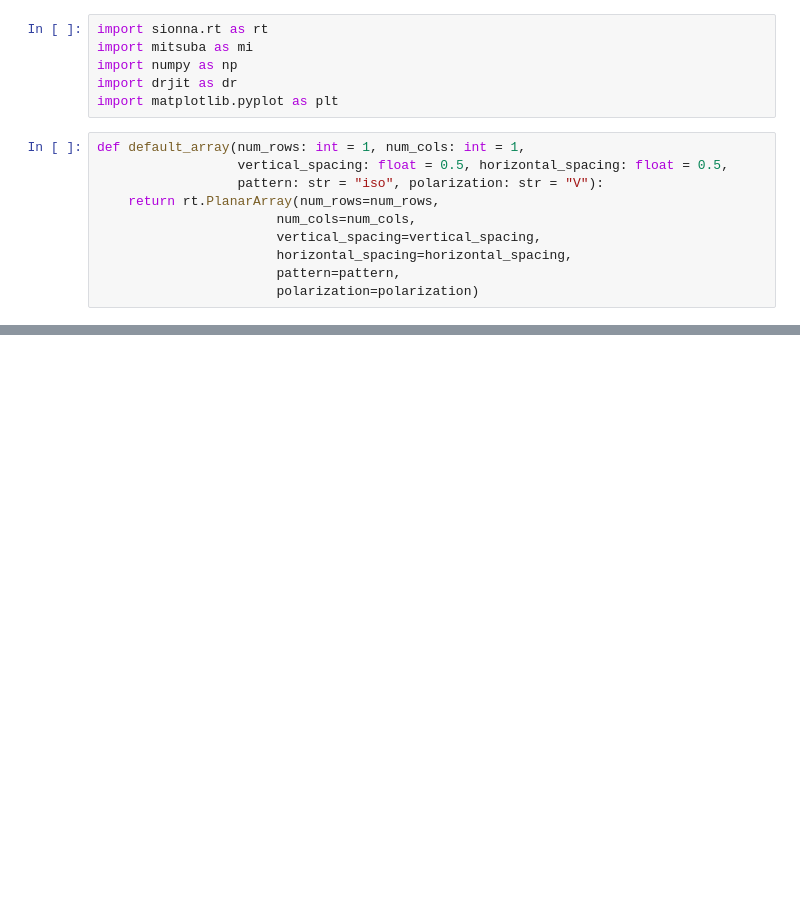
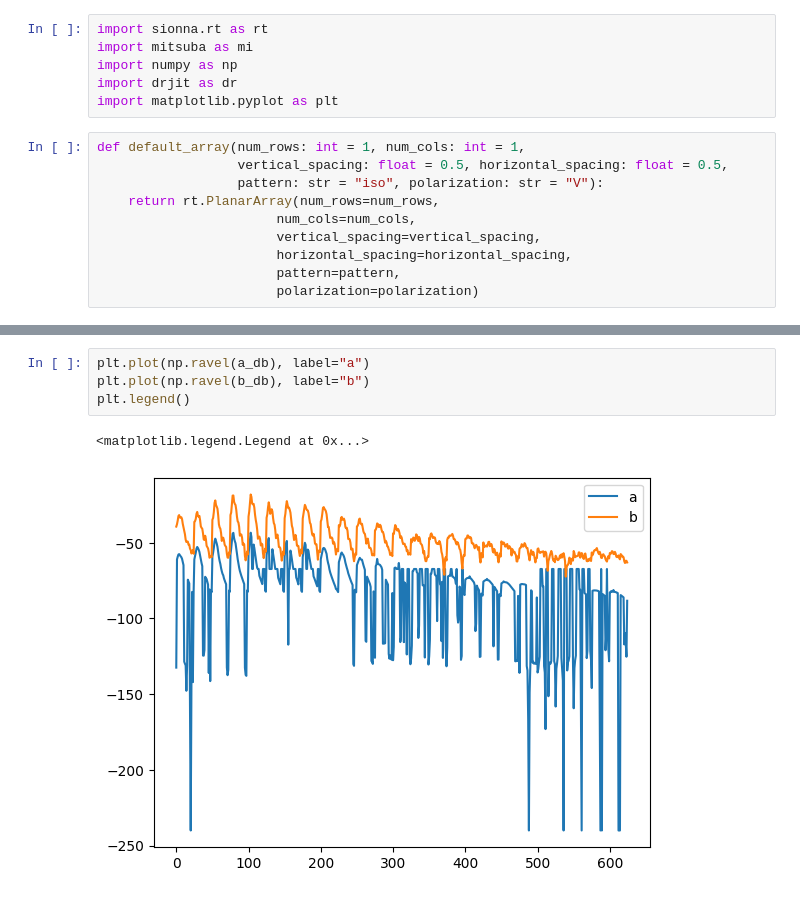
Before and after one commit to Jklein64/sionna-rt, a Jupyter notebook: debug/debug_dem.ipynb, the cells around one changed output, grey strips where cells are left out. Drawn from its saved outputs; the diff is of its cells as text; blank space fills up the shorter version.

```diff
--- a/debug/debug_dem.ipynb
+++ b/debug/debug_dem.ipynb
@@ -95,0 +201,7 @@ Text(0.5, 1.0, 'norm')
+# %%
+plt.plot(np.ravel(a_db), label="a")
+plt.plot(np.ravel(b_db), label="b")
+plt.legend()
+# %% [output]
+<matplotlib.legend.Legend at 0x...>
+[figure, added]
```
Also changed, not shown: parts of 22 cells of this notebook.
